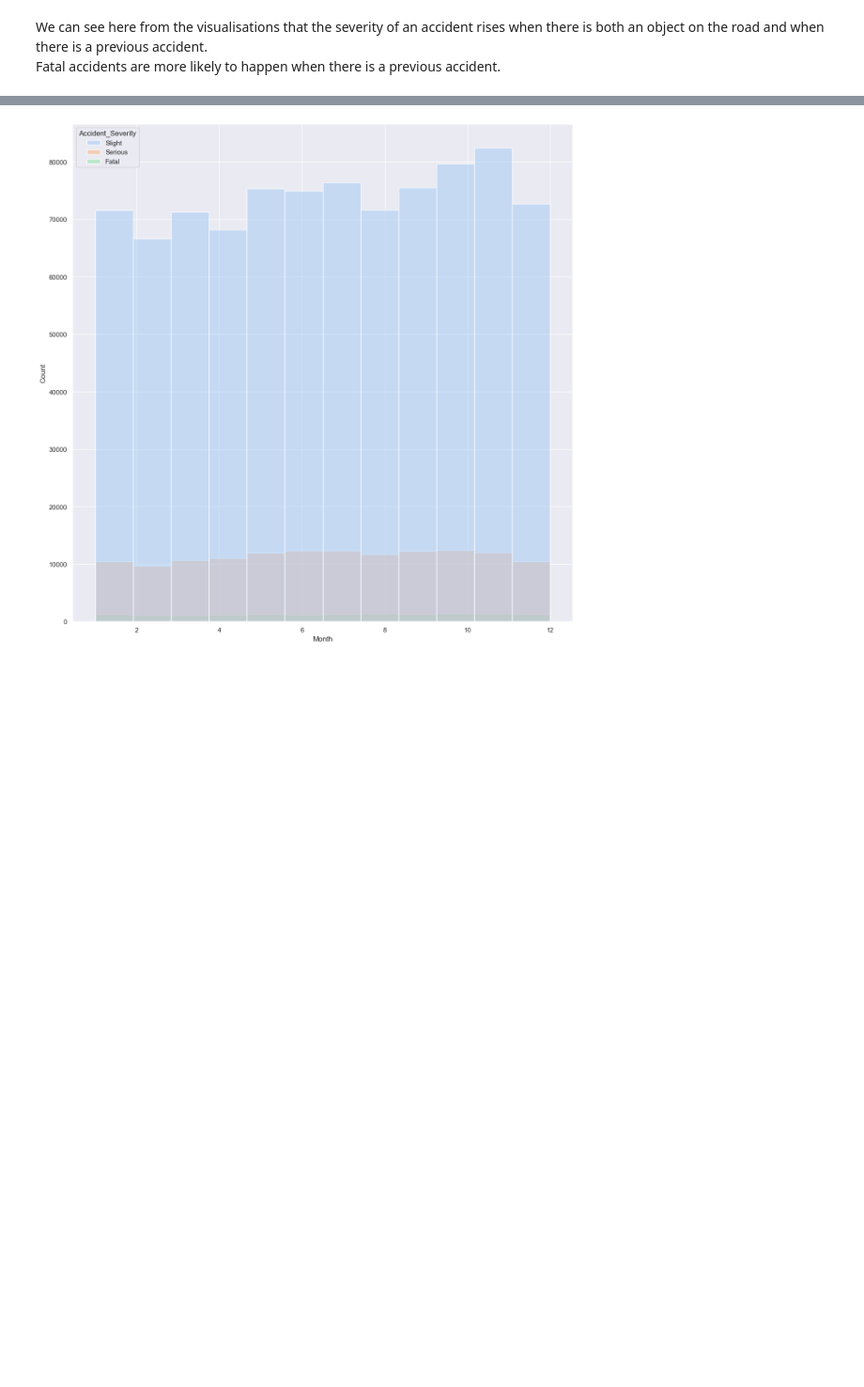
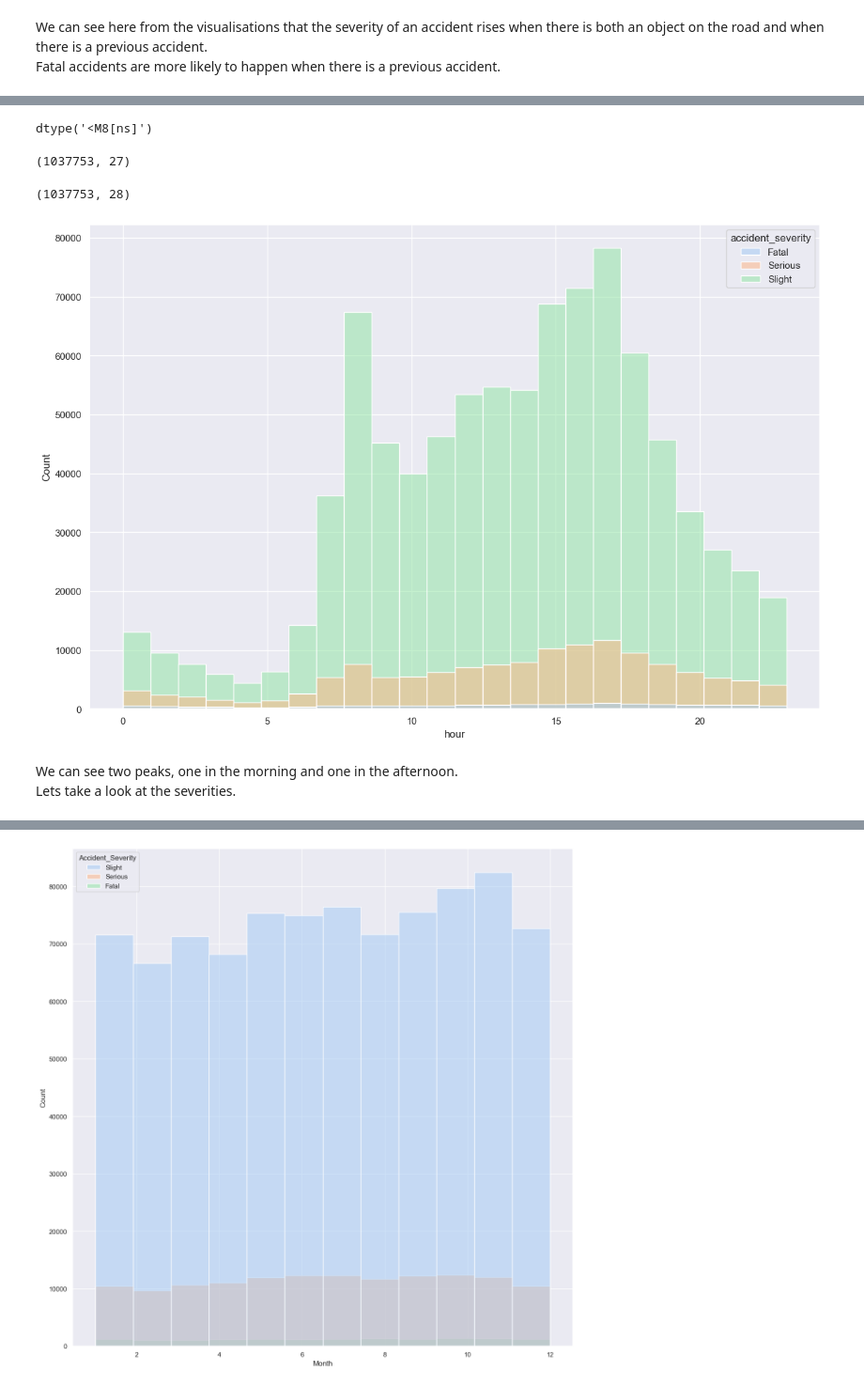
Before and after one commit to kmedri/-Omdena_Predicting_RTC_Severity_main, a Jupyter notebook: Group_1_Predicting_RTC_Severity/Predicting_RTC_Severity.ipynb, the cells around one changed output, grey strips where cells are left out. Shown at 94% size. Cells and saved outputs as stored; diff of their text form; code cells hidden in the pictures; blank space fills up the shorter version.

```diff
--- a/Group_1_Predicting_RTC_Severity/Predicting_RTC_Severity.ipynb
+++ b/Group_1_Predicting_RTC_Severity/Predicting_RTC_Severity.ipynb
@@ -717,3 +829,0 @@ Lets convert the `Date` column to `Date Time` Format.
-# %%
-df_accident["Date"] =  pd.to_datetime(df_accident["Date"], format="%d/%m/%Y")
-print(f"Data type of Date Column: {df_accident['Date'].dtype}")
@@ -724,0 +855,25 @@ This will create a new feature `Month`.
+# %%
+df_accident["time"] =  pd.to_datetime(df_accident["time"], format="%H:%M")
+df_accident["time"].dtype
+# %% [output]
+dtype('<M8[ns]')
+# %%
+df_accident.shape
+# %% [output]
+(1037753, 27)
+# %%
+df_accident["hour"] = df_accident["time"].apply(lambda x:x.hour)
+# df_accident.drop("time", axis=1, inplace=True)
+df_accident.shape
+# %% [output]
+(1037753, 28)
+# %%
+plt.figure(figsize=(15,10))
+ax = sns.histplot(data=df_accident, x='hour', palette='pastel', bins=24, hue='accident_severity')
+
+plt.show()
+# %% [output]
+[figure, added]
+# %% [markdown]
+We can see two peaks, one in the morning and one in the afternoon.
+Lets take a look at the severities.
```
Also changed, not shown: parts of 120 cells of this notebook.
